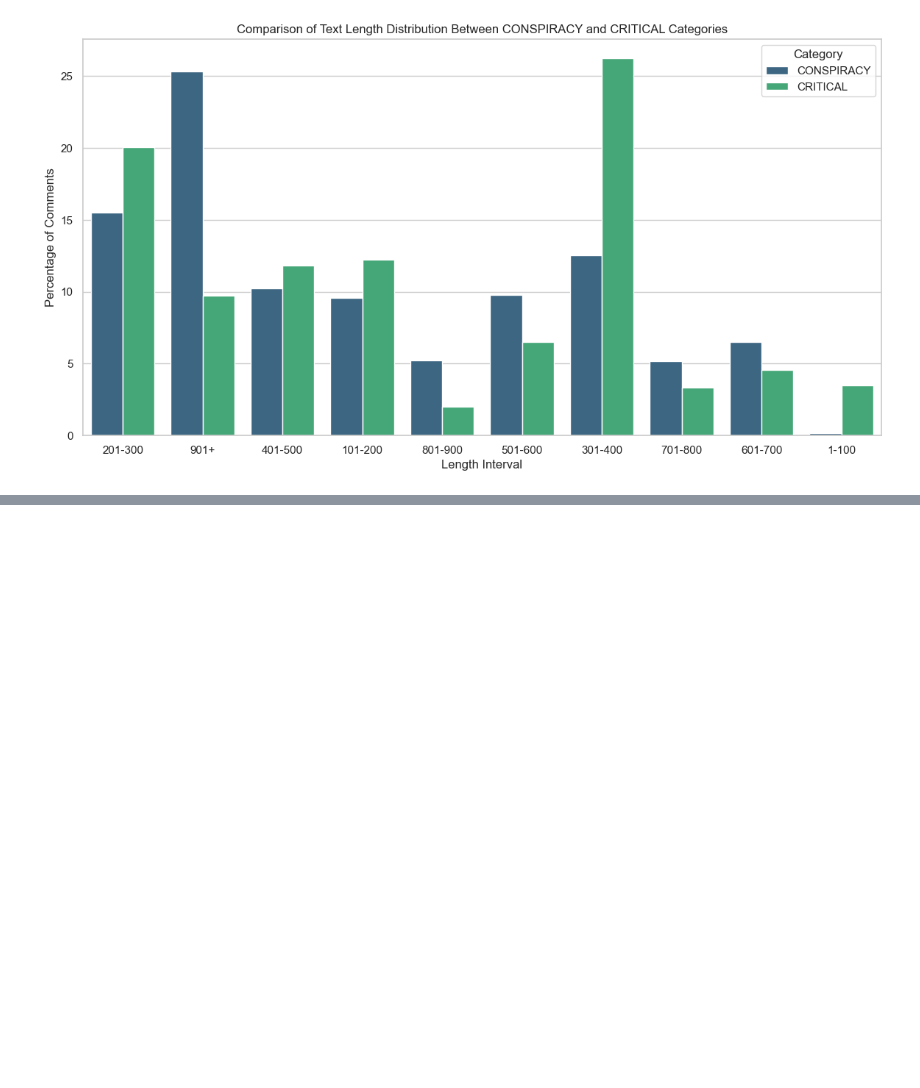
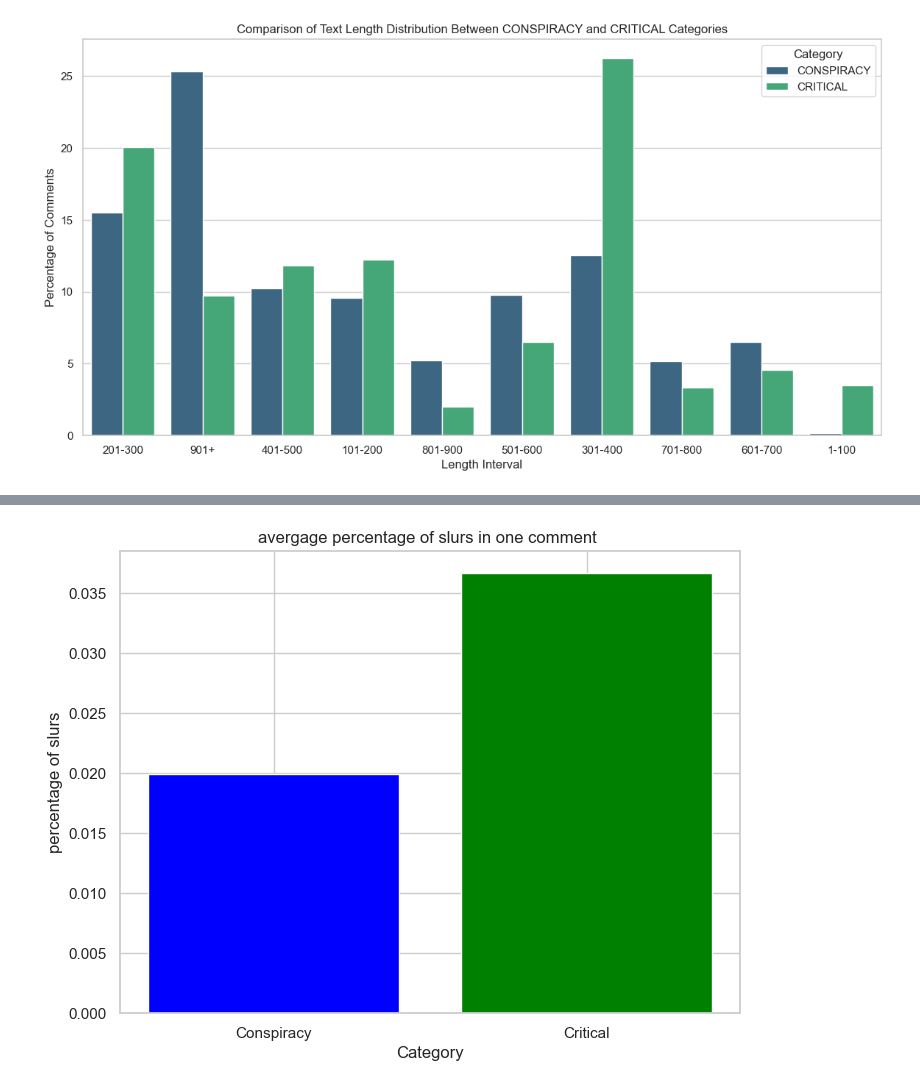
Before and after one commit to erikrubinov/nlp_project, a Jupyter notebook: src/analyze_data copy.ipynb, the cells around one changed output, grey strips where cells are left out. Saved outputs shown, nothing was run; the diff lists cells and outputs as text; code cells hidden in the pictures; blank space fills up the shorter version.

```diff
--- a/src/analyze_data copy.ipynb
+++ b/src/analyze_data copy.ipynb
@@ -134,0 +212,31 @@ Lemmatized Tokens: ['quick', 'brown', 'fox', 'jump', 'lazy', 'dog', '.', 'lazy',
+# %%
+data = json.loads(open("Oppositional_thinking_analysis_dataset.json").read())
+bad_words = json.loads(open("bad_words.json").read())
+CONSPIRACY_avereage_bad_word_proportion_per_comment = []
+CRITICAL_avereage_bad_word_proportion_per_comment = []
+
+
+for comment in data:
+    CONSPIRACY_badwords_per_comment = []
+    CRITICAL_badwords_per_comment = []
+    for bad_word in bad_words:
+        if bad_word in comment["text"]:
+            if comment["category"] == "CONSPIRACY":
+                CONSPIRACY_badwords_per_comment.append(bad_word)
+            else:
+                CRITICAL_badwords_per_comment.append(bad_word)
+    CONSPIRACY_avereage_bad_word_proportion_per_comment.append(len(CONSPIRACY_badwords_per_comment)/len(get_vocabulary_richness(comment["text"])))
+    CRITICAL_avereage_bad_word_proportion_per_comment.append(len(CRITICAL_badwords_per_comment)/len(get_vocabulary_richness(comment["text"])))
+
+categories = ['Conspiracy', 'Critical']
+
+avereage_bad_word_proportion_per_comment_number= [np.mean(CONSPIRACY_avereage_bad_word_proportion_per_comment), np.mean(CRITICAL_avereage_bad_word_proportion_per_comment)]
+# Create bar chart
+plt.figure(figsize=(8, 6))
+plt.bar(categories, avereage_bad_word_proportion_per_comment_number, color=['blue', 'green'])
+plt.xlabel('Category')
+plt.ylabel('percentage of slurs')
+plt.title('avergage percentage of slurs in one comment ')
+plt.show()
+# %% [output]
+[figure, added]
```
Also changed, not shown: parts of 5 cells of this notebook, 2 other files.
